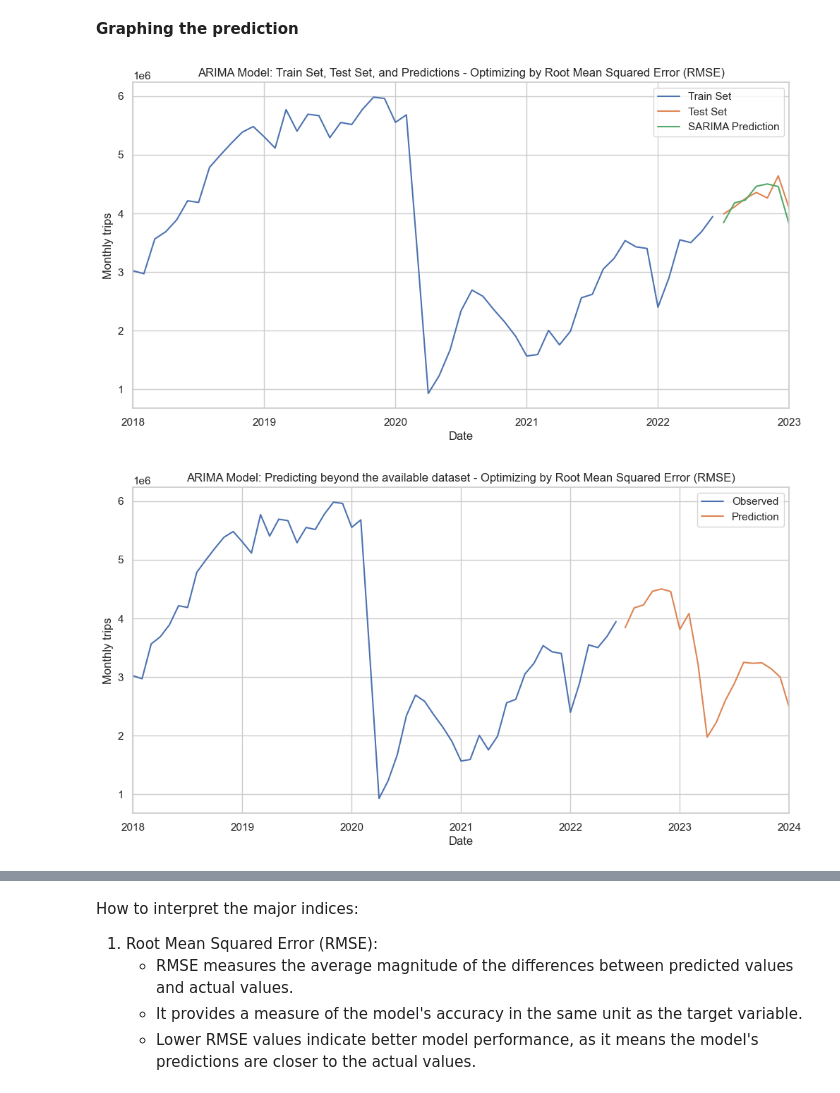
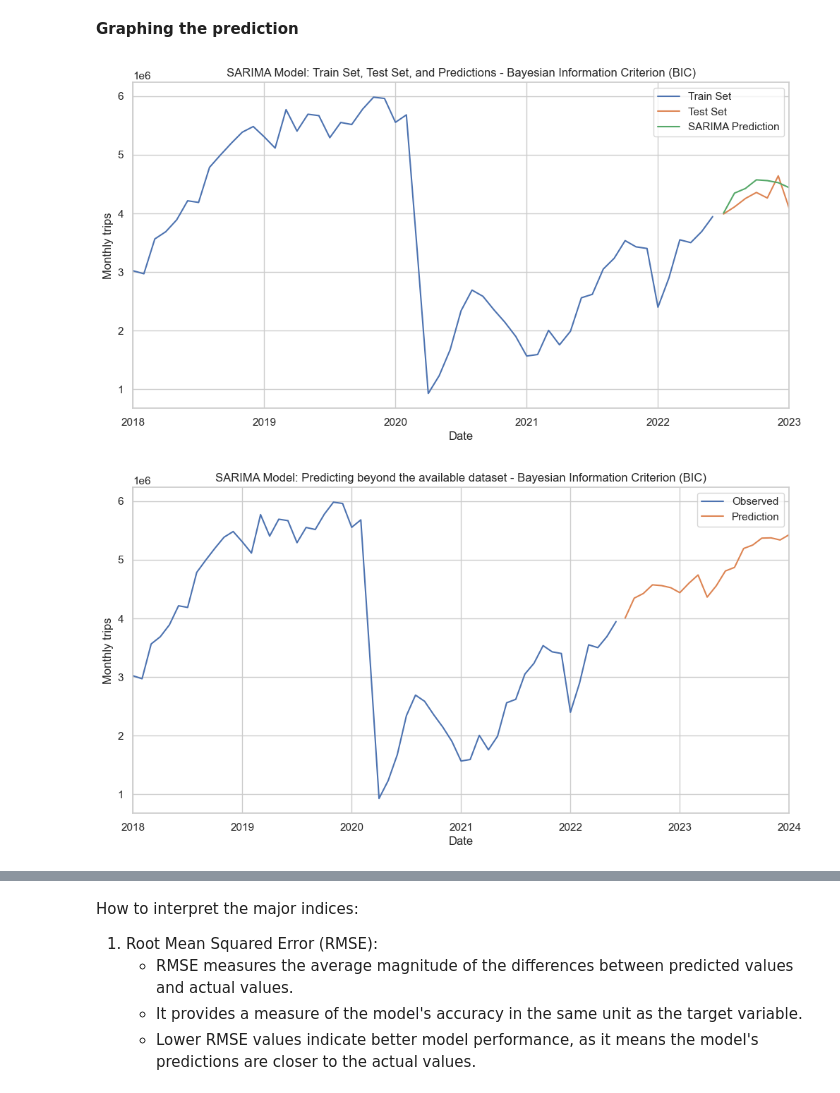
Before and after one commit to iammattlee/tmu_ridehail, a Jupyter notebook: final_report_code/analysis_pred_revised.ipynb, the cells around one changed output, grey strips where cells are left out. Drawn from its saved outputs; the diff is of its cells as text; code cells hidden in the pictures.

```diff
--- a/final_report_code/analysis_pred_revised.ipynb
+++ b/final_report_code/analysis_pred_revised.ipynb
@@ -2054,34 +2054,34 @@ fig, ax = plt.subplots(figsize=(12, 6))  # Adjust the figsize parameter as per y
 data.plot(legend=True, ax=ax)
 ax.set_xlabel('Date')
 ax.set_ylabel('Monthly trips')
-ax.set_title('ARIMA Model: Train Set, Test Set, and Predictions - Optimizing by Root Mean Squared Error (RMSE)')
+ax.set_title('SARIMA Model: Train Set, Test Set, and Predictions - Bayesian Information Criterion (BIC)')
 plt.show()
 # %% [output]
-[figure, old version]
+[figure, new version]
 # %%
 arima_order = (0, 1, 0) #Based on the ARIMA optimization above
-sarima_order = (2, 1, 0, 12)
+sarima_order = (1, 1, 1, 12)
 final_model = SARIMAX(train_set, order=arima_order, seasonal_order=sarima_order).fit()
 
 prediction_future = final_model.predict(len(train_set), len(train_set) + 18)
 
 # Create a figure and axes with specified size
 fig, ax = plt.subplots(figsize=(12, 6))
 
 # Plot the data and predictions
 train_set.plot(legend=True, ax=ax)
 prediction_future.plot(legend=True, ax=ax)
 
 # Customize the x-axis, y-axis, and chart title
 ax.set_xlabel('Date')
 ax.set_ylabel('Monthly trips')
-ax.set_title('ARIMA Model: Predicting beyond the available dataset - Optimizing by Root Mean Squared Error (RMSE)')
+ax.set_title('SARIMA Model: Predicting beyond the available dataset - Bayesian Information Criterion (BIC)')
 # Update legend labels
 ax.legend(labels=['Observed', 'Prediction'])
 
 plt.show()
 # %% [output]
-[figure, old version]
+[figure, new version]
 # %% [markdown]
 # Conclusions
 There are four approaches taken with the time-series modelling:
```
Also changed, not shown: parts of 11 cells of this notebook, 1 other file.
